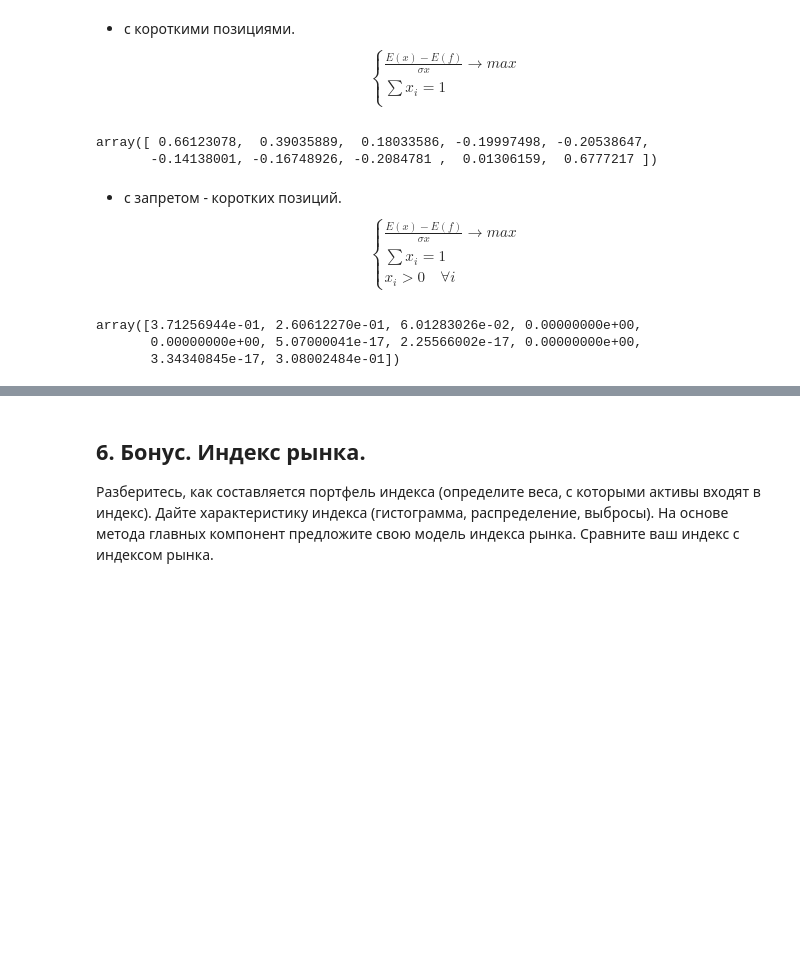
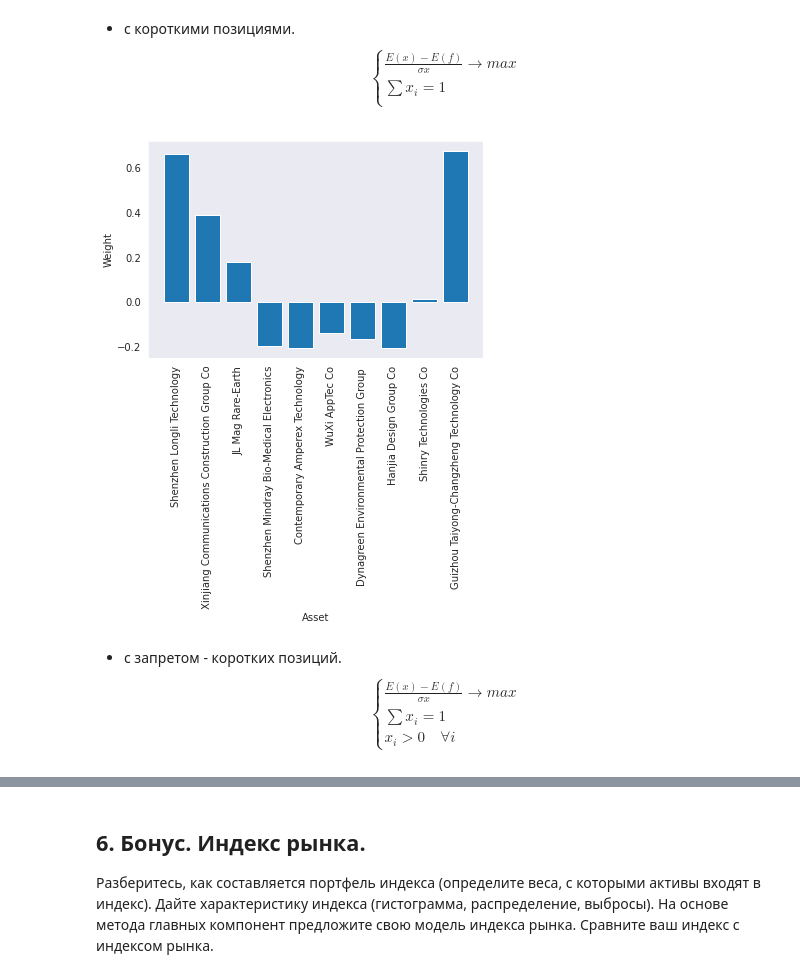
Before and after one commit to CodeSopranos/lab-2-financial-operations, a Jupyter notebook: report.ipynb, the cells around one changed output, grey strips where cells are left out. Saved outputs shown, nothing was run; the diff lists cells and outputs as text; code cells hidden in the pictures; blank space fills up the shorter version.

```diff
--- a/report.ipynb
+++ b/report.ipynb
@@ -395,6 +395,20 @@ selected10
 | 300746.SZ | 300746.SZ | 0.005537 | 0.055214 | 1.009068e+07 | 1.007078 | 0.005537 | 0.100292 |
 | 300745.SZ | 300745.SZ | 0.005128 | 0.051461 | 5.910299e+06 | 1.006465 | 0.005128 | 0.099642 |
 | 002927.SZ | 002927.SZ | 0.004661 | 0.048387 | 8.754110e+06 | 1.005847 | 0.004661 | 0.096326 |
+# %%
+selected10_names = \
+{
+    '300752.SZ': 'Shenzhen Longli Technology',
+    '002941.SZ':'Xinjiang Communications Construction Group Co',
+    '300748.SZ':'JL Mag Rare-Earth',
+    '300760.SZ': 'Shenzhen Mindray Bio-Medical Electronics',
+    '300750.SZ':'Contemporary Amperex Technology',
+    '603259.SS':'WuXi AppTec Co',
+    '601330.SS':'Dynagreen Environmental Protection Group ',
+    '300746.SZ':'Hanjia Design Group Co',
+    '300745.SZ':'Shinry Technologies Co',
+    '002927.SZ':'Guizhou Taiyong-Changzheng Technology Co',
+}
 # %%
 risk_free = selected10.sort_values(['Sigma']).head(1)
 # %%
@@ -409,7 +423,7 @@ risk_free
 # %%
 from scipy import stats, optimize
 def objective_function(x, cov_matix, mean_vector, risk_free_mean):
-    f = float(-(x.dot(mean_vector) - risk_free_mean) / np.sqrt(x.dot(cov_matix).dot(x.T)))
+    f = float(-(x.dot(mean_vector) - risk_free_mean) / np.sqrt(np.dot(np.dot(x, cov_matrix), x.T)))
     return f
 
 
@@ -434,16 +448,20 @@ def optimal_portfolio_computing(data,risk_free_asset, allow_short = False):
     return optimal_portfolio_sharp_ratio(selected10,risk_free_mean,N,cov_matrix,E, bounds)
 # %%
 def plot_weights_histogram(weights, data):
+    x_values = []
     x = np.arange(len(weights))
-    x_values = data['symbol'].values
+    plt.xlabel('Asset')
+    plt.ylabel('Weight')
+    for symbol in data['symbol']:
+        x_values.append(selected10_names[symbol])
     height = weights
     plt.bar(x, height=height)
-    plt.xticks(x, x_values)
+    plt.xticks(x, x_values, rotation='vertical')
 # %% [markdown]
  -  с короткими позициями.
 $$ \begin{cases}\frac{E(x) - E(f)}{\sigma{x}} \rightarrow  max \\ \sum x_i = 1 \\  \quad\end{cases} $$
 # %%
-shot_sales_optimal_portfolio_computing(selected10, risk_free, allow_short=True)
+short_sales_optimal_weights = optimal_portfolio_computing(selected10, risk_free, allow_short=True)
+plot_weights_histogram(short_sales_optimal_weights, selected10)
 # %% [output]
-array([ 0.66123078,  0.39035889,  0.18033586, -0.19997498, -0.20538647,
-       -0.14138001, -0.16748926, -0.2084781 ,  0.01306159,  0.6777217 ])
+[figure, added]
@@ -453,8 +469,4 @@ plot_weights_histogram()
  -  с запретом  - коротких позиций.
 $$ \begin{cases}\frac{E(x) - E(f)}{\sigma{x}} \rightarrow  max \\ \sum x_i = 1 \\ x_i > 0 \quad \forall i\end{cases} $$
 # %%
-optimal_portfolio_computing(selected10, risk_free, allow_short=False)
+long_sales_optimal_weights = optimal_portfolio_computing(selected10, risk_free, allow_short=False)
-# %% [output]
-array([3.71256944e-01, 2.60612270e-01, 6.01283026e-02, 0.00000000e+00,
-       0.00000000e+00, 5.07000041e-17, 2.25566002e-17, 0.00000000e+00,
-       3.34340845e-17, 3.08002484e-01])
```
Also changed, not shown: parts of 2 cells of this notebook.
